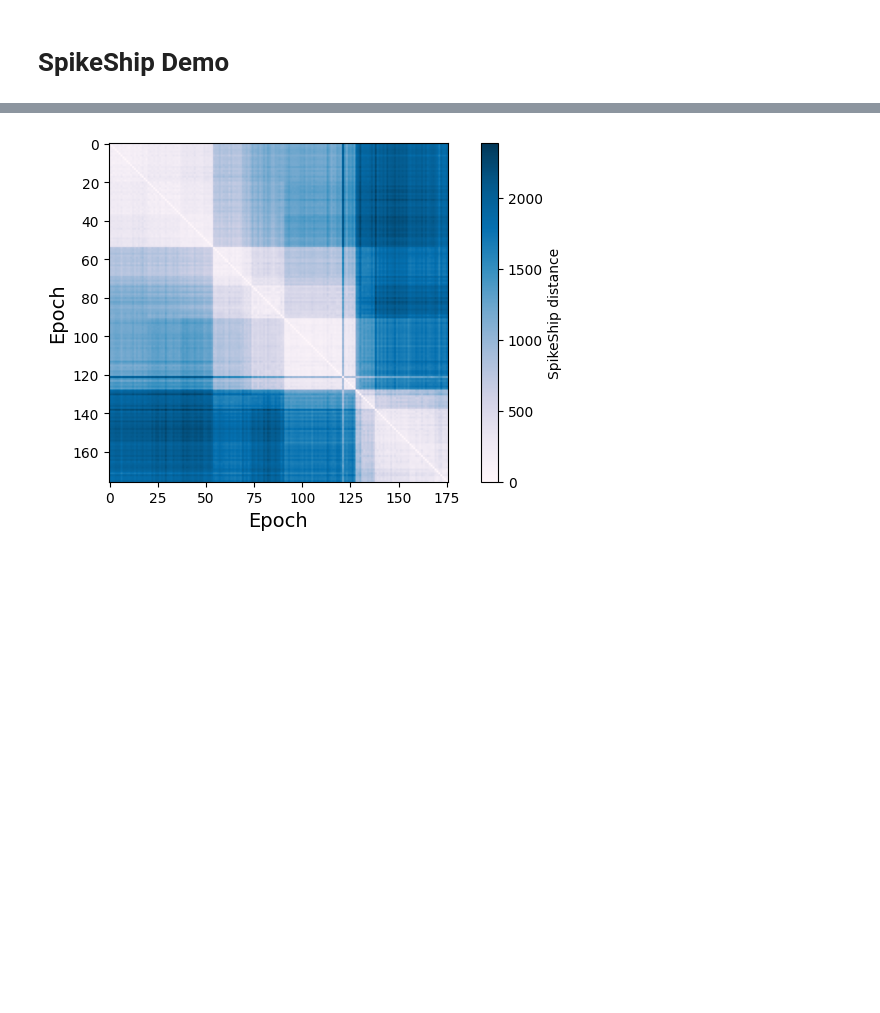
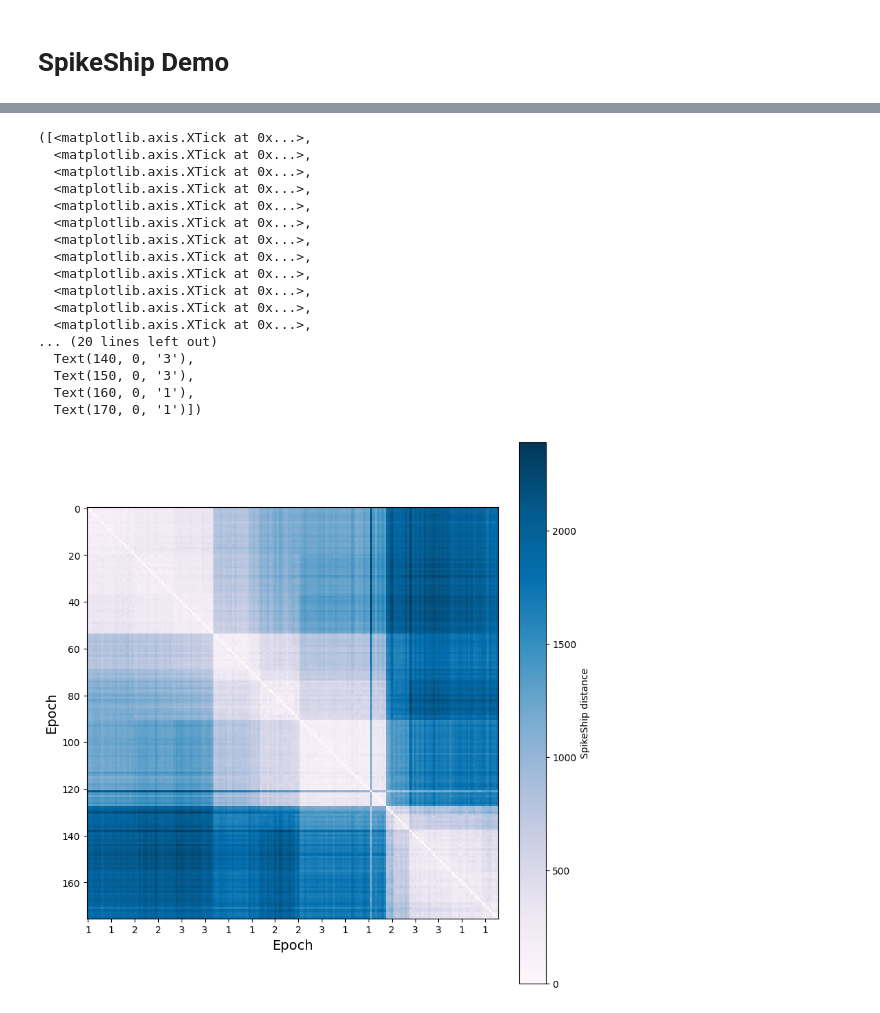
Before and after one commit to Lamifsud/pattern_classification_git, a Jupyter notebook: pipeline_drafts/spikeship.ipynb, the cells around one changed output, grey strips where cells are left out. Saved outputs shown, nothing was run; the diff lists cells and outputs as text; code cells hidden in the pictures; blank space fills up the shorter version.

Commit message:
spikeship distance labelled with trial type

```diff
--- a/pipeline_drafts/spikeship.ipynb
+++ b/pipeline_drafts/spikeship.ipynb
@@ -215,0 +242,25 @@ Wall time: 4.06 s
+# %%
+import numpy as np
+
+# Votre tableau
+epoch_labels = np.array([
+    1, 1, 1, 1, 1, 1, 1, 1, 1, 1, 1, 1, 1, 1, 1, 1, 1, 1, 1, 1,
+    2, 2, 2, 2, 2, 2, 2, 2, 2, 2, 2, 2, 2, 2, 2, 2, 2, 3, 3, 3,
+    3, 3, 3, 3, 3, 3, 3, 3, 3, 3, 3, 3, 3, 3, 1, 1, 1, 1, 1, 1,
+    1, 1, 1, 1, 1, 1, 1, 1, 1, 1, 1, 1, 1, 1, 2, 2, 2, 2, 2, 2,
+    2, 2, 2, 2, 2, 2, 2, 2, 2, 2, 2, 3, 3, 3, 3, 3, 3, 3, 3, 3,
+    3, 3, 3, 3, 3, 1, 1, 1, 1, 1, 1, 1, 1, 1, 1, 1, 1, 1, 1, 1,
+    1, 2, 2, 2, 2, 2, 2, 2, 2, 2, 2, 2, 2, 2, 2, 2, 2, 3, 3, 3,
+    3, 3, 3, 3, 3, 3, 3, 3, 3, 3, 3, 3, 3, 3, 3, 1, 1, 1, 1, 1,
+    1, 1, 1, 1, 1, 1, 1, 1, 1, 1, 1, 2, 2, 2, 2
+], dtype=np.uint8)
+
+# Obtenez les indices triés
+indices_tries = np.argsort(epoch_labels)
+
+# Affichez les indices triés
+print("Indices triés:", indices_tries)
+
+# Utilisez ces indices pour obtenir le tableau trié
+epoch_labels_tries = epoch_labels[indices_tries]
+print("Tableau trié:", epoch_labels_tries)
@@ -216,14 +325,32 @@ Wall time: 4.06 s
 # %%
 alpha = 0.5; marker = 'o';
 
 # true labels sorting
 #si = np.argsort(epoch_labels)
 
-plt.figure(figsize=(5.5,4), facecolor='w', constrained_layout=True)
+plt.figure(figsize=(8,8), facecolor='w', constrained_layout=True)
 
 # dissimilarity matrices (vis)
-im0 = plt.imshow(spikeship_diss[:][:], cmap='PuBu')
+im0 = plt.imshow(spikeship_diss, cmap='PuBu')
 plt.colorbar(label="SpikeShip distance")
 plt.xlabel("Epoch", fontsize=14); plt.ylabel("Epoch", fontsize=14);
+plt.xticks(np.arange(0,175, 10), epoch_labels[::10])
 # %% [output]
+([<matplotlib.axis.XTick at 0x...>,
+  <matplotlib.axis.XTick at 0x...>,
+  <matplotlib.axis.XTick at 0x...>,
+  <matplotlib.axis.XTick at 0x...>,
+  <matplotlib.axis.XTick at 0x...>,
+  <matplotlib.axis.XTick at 0x...>,
+  <matplotlib.axis.XTick at 0x...>,
+  <matplotlib.axis.XTick at 0x...>,
+  <matplotlib.axis.XTick at 0x...>,
+  <matplotlib.axis.XTick at 0x...>,
+  <matplotlib.axis.XTick at 0x...>,
+  <matplotlib.axis.XTick at 0x...>,
+... (20 lines left out)
+  Text(140, 0, '3'),
+  Text(150, 0, '3'),
+  Text(160, 0, '1'),
+  Text(170, 0, '1')])
-[figure, old version]
+[figure, new version]
```
Also changed, not shown: parts of 21 cells of this notebook, 5 other files.
